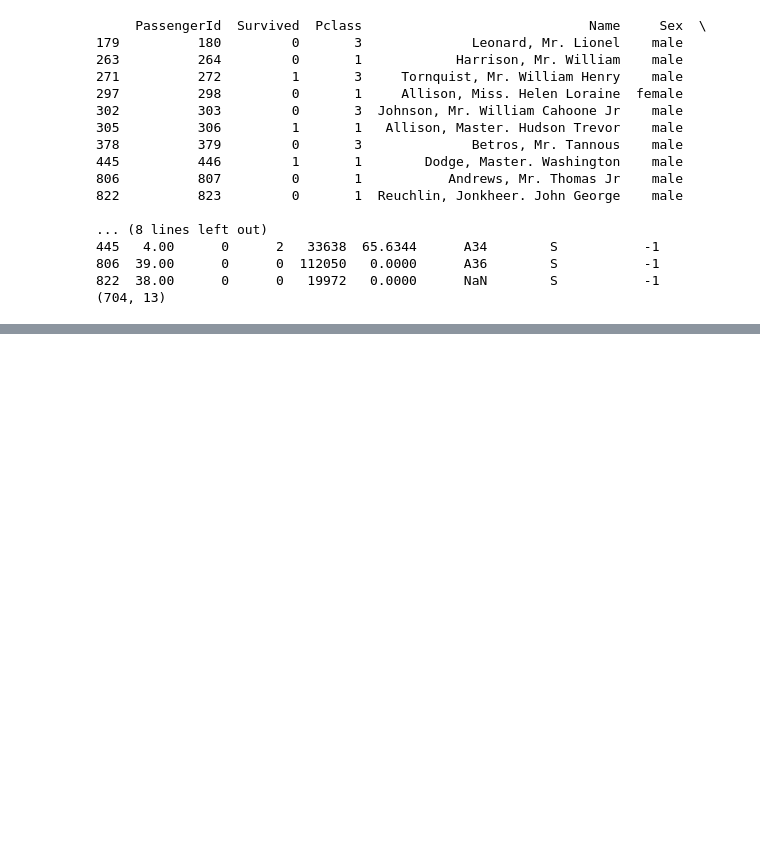
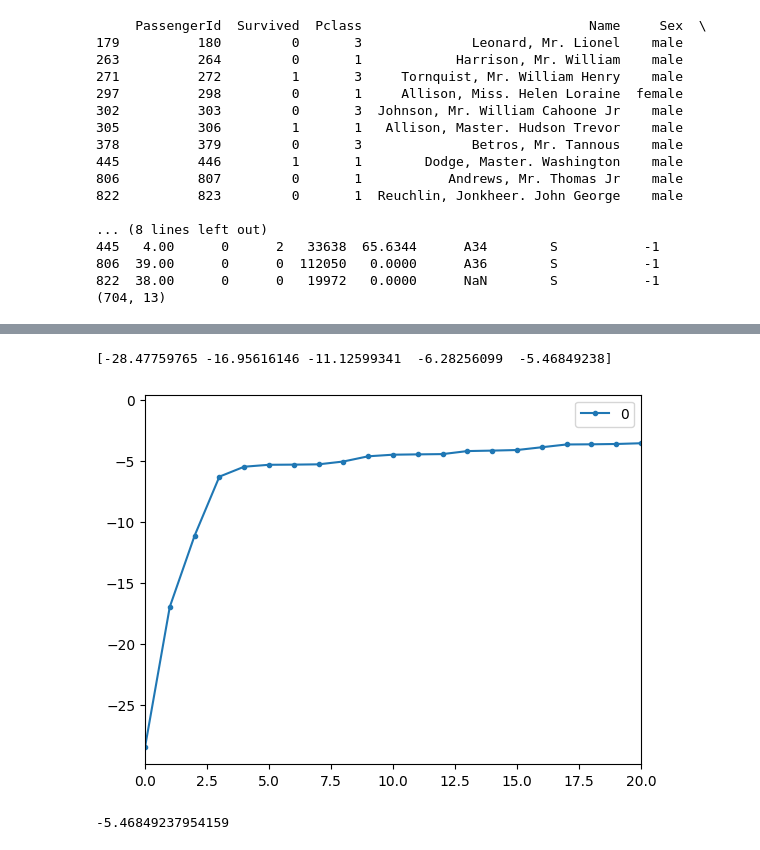
Before and after one commit to SinSham/Handling-Outliers, a Jupyter notebook: titanic.ipynb, the cells around one changed output, grey strips where cells are left out. Cells and saved outputs as stored; diff of their text form; code cells hidden in the pictures; blank space fills up the shorter version.

Commit message:
Kaggle Notebook | Handling Outliers | Version 4

```diff
--- a/titanic.ipynb
+++ b/titanic.ipynb
@@ -244,0 +282,2 @@ print(titanic_clean.drop(axis=0, labels=titanic_clean[titanic_scores < th].index
+# %%
+cat_cols, num_cols, cat_but_car = grab_col_names(application)
@@ -244,0 +291,2 @@ print(titanic_clean.drop(axis=0, labels=titanic_clean[titanic_scores < th].index
+# %%
+num_cols.remove('SK_ID_CURR')
@@ -244,0 +346,2 @@ print(titanic_clean.drop(axis=0, labels=titanic_clean[titanic_scores < th].index
+# %%
+application = pd.read_csv('/kaggle/input/application-train/application_train.csv')
@@ -244,0 +372,6 @@ print(titanic_clean.drop(axis=0, labels=titanic_clean[titanic_scores < th].index
+# %%
+application_clean = application.dropna(subset=num_cols)
+clf = LocalOutlierFactor(n_neighbors=20)
+application_clean['LOF_outlier'] = clf.fit_predict(application_clean[num_cols])
+application_scores = clf.negative_outlier_factor_
+print(application_scores)
@@ -244,0 +386,15 @@ print(titanic_clean.drop(axis=0, labels=titanic_clean[titanic_scores < th].index
+# %%
+print(np.sort(application_scores)[0:5])
+# %% [output]
+[-28.47759765 -16.95616146 -11.12599341  -6.28256099  -5.46849238]
+# %%
+scores = pd.DataFrame(np.sort(application_scores))
+scores.plot(stacked=True, xlim=[0, 20], style='.-')
+plt.show()
+# %% [output]
+[figure, added]
+# %%
+th = np.sort(application_scores)[4]
+print(th)
+# %% [output]
+-5.46849237954159
```
Also changed, not shown: parts of 16 cells of this notebook.
